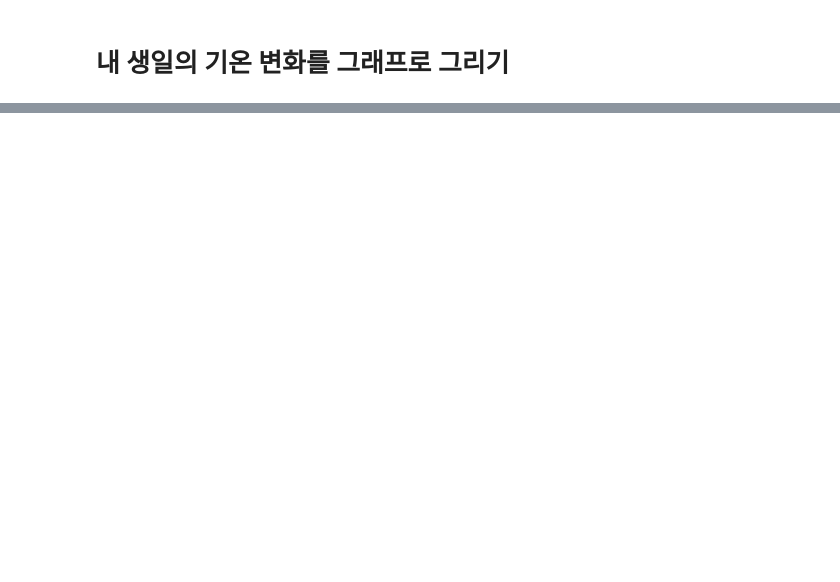
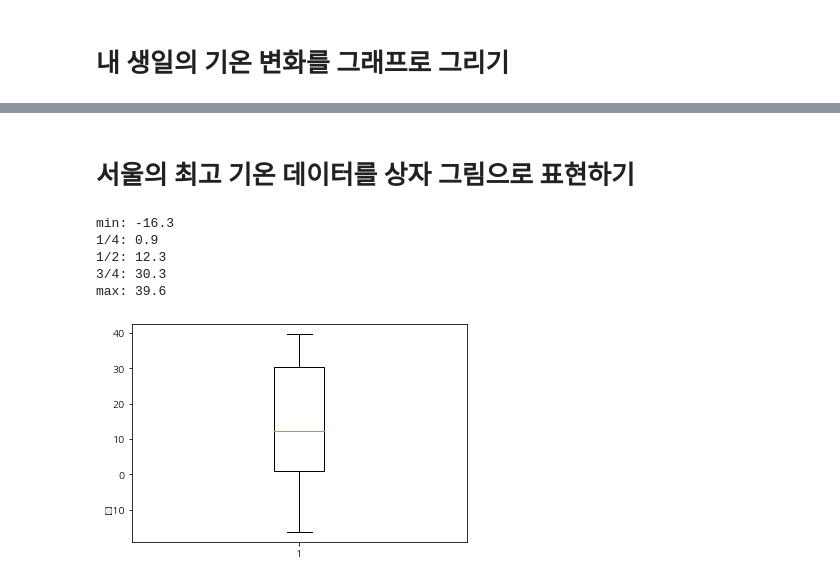
Before and after one commit to HIMMEL95/Elice, a Jupyter notebook: test.ipynb, the cells around one changed output, grey strips where cells are left out. Saved outputs shown, nothing was run; the diff lists cells and outputs as text; code cells hidden in the pictures; blank space fills up the shorter version.

```diff
--- a/test.ipynb
+++ b/test.ipynb
@@ -69,0 +58,36 @@ plt.show()
+# %% [markdown]
+# 서울의 최고 기온 데이터를 상자 그림으로 표현하기
+# %%
+import csv
+import numpy as np
+import matplotlib.pyplot as plt
+
+f = open('./Seoul_Temp/seoul.csv', encoding='cp949')
+data = csv.reader(f)
+next(data)
+
+result = []
+
+for row in data:
+    if row[4] != '':
+        if row[0].split('-')[1] =='01' or row[0].split('-')[1] == '08':
+            result.append(float(row[4]))
+
+sort_result = sorted(result)
+
+y_result = np.array(sort_result)
+
+plt.boxplot(sort_result)
+
+print(f'min: {np.percentile(y_result, 0)}')
+print(f'1/4: {np.percentile(y_result, 25)}')
+print(f'1/2: {np.percentile(y_result, 50)}')
+print(f'3/4: {np.percentile(y_result, 75)}')
+print(f'max: {np.percentile(y_result, 100)}')
+# %% [output]
+min: -16.3
+1/4: 0.9
+1/2: 12.3
+3/4: 30.3
+max: 39.6
+[figure, added]
```
Also changed, not shown: parts of 17 cells of this notebook, 3 other files.
